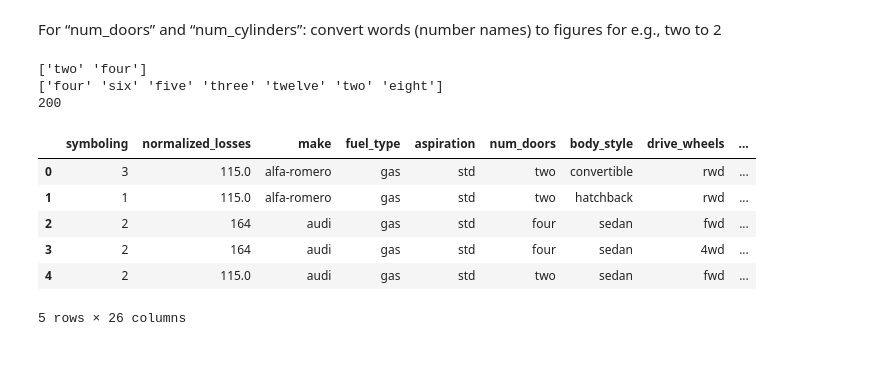
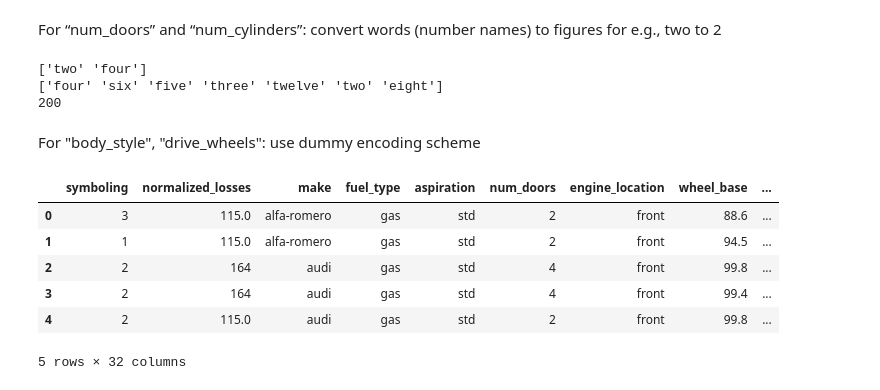
Before and after one commit to Mukul-Jindal/College-Labs, a Jupyter notebook: Machine Learning/Assignment 3/LAB 3 Q3.ipynb, the cells around one changed output. Saved outputs shown, nothing was run; the diff lists cells and outputs as text; code cells hidden in the pictures; blank space fills up the shorter version.

```diff
--- a/Machine Learning/Assignment 3/LAB 3 Q3.ipynb
+++ b/Machine Learning/Assignment 3/LAB 3 Q3.ipynb
@@ -106,20 +108,17 @@ stringToNumber = {
     'eight':8,
     'twelve': 12,
 }
+temp = dataSet.copy()
 print(len(dataSet['num_doors']))
-# for i in range(len(dataSet['num_doors'])):
-#     dataSet['num_doors'][i] = stringToNumber[dataSet['num_doors'][i]]
-# for i in range(len(dataSet['num_cylinders'])):
-#     dataSet['num_cylinders'][i] = stringToNumber[dataSet['num_cylinders'][i]]
-dataSet.head()
+
+for key in stringToNumber.keys():
+    temp['num_doors'] = temp['num_doors'].replace(key,stringToNumber[key])
+    temp['num_cylinders'] = temp['num_cylinders'].replace(key,stringToNumber[key])
+temp.head()
+dataSet = temp.copy()
 # %% [output]
 ['two' 'four']
 ['four' 'six' 'five' 'three' 'twelve' 'two' 'eight']
 200
-|  | symboling | normalized_losses | make | fuel_type | aspiration | num_doors | body_style | drive_wheels | ... |
-| 0 | 3 | 115.0 | alfa-romero | gas | std | two | convertible | rwd | ... |
-| 1 | 1 | 115.0 | alfa-romero | gas | std | two | hatchback | rwd | ... |
-| 2 | 2 | 164 | audi | gas | std | four | sedan | fwd | ... |
-| 3 | 2 | 164 | audi | gas | std | four | sedan | 4wd | ... |
-| 4 | 2 | 115.0 | audi | gas | std | two | sedan | fwd | ... |
-5 rows × 26 columns
+# %% [markdown]
+For "body_style", "drive_wheels": use dummy encoding scheme
@@ -125,0 +129,11 @@ dataSet.head()
+# %%
+dataSet = pd.get_dummies(dataSet,columns=['body_style','drive_wheels']).copy()
+dataSet.head()
+# %% [output]
+|  | symboling | normalized_losses | make | fuel_type | aspiration | num_doors | engine_location | wheel_base | ... |
+| 0 | 3 | 115.0 | alfa-romero | gas | std | 2 | front | 88.6 | ... |
+| 1 | 1 | 115.0 | alfa-romero | gas | std | 2 | front | 94.5 | ... |
+| 2 | 2 | 164 | audi | gas | std | 4 | front | 99.8 | ... |
+| 3 | 2 | 164 | audi | gas | std | 4 | front | 99.4 | ... |
+| 4 | 2 | 115.0 | audi | gas | std | 2 | front | 99.8 | ... |
+5 rows × 32 columns
```
Also changed, not shown: parts of 25 cells of this notebook.
